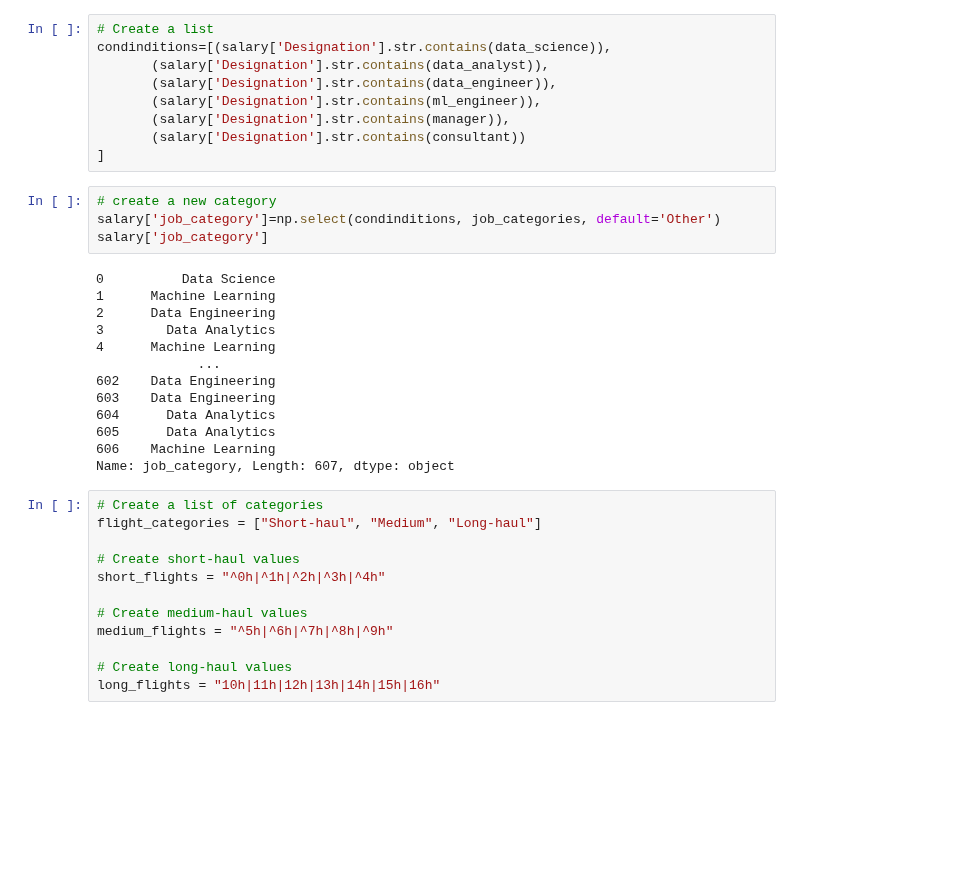
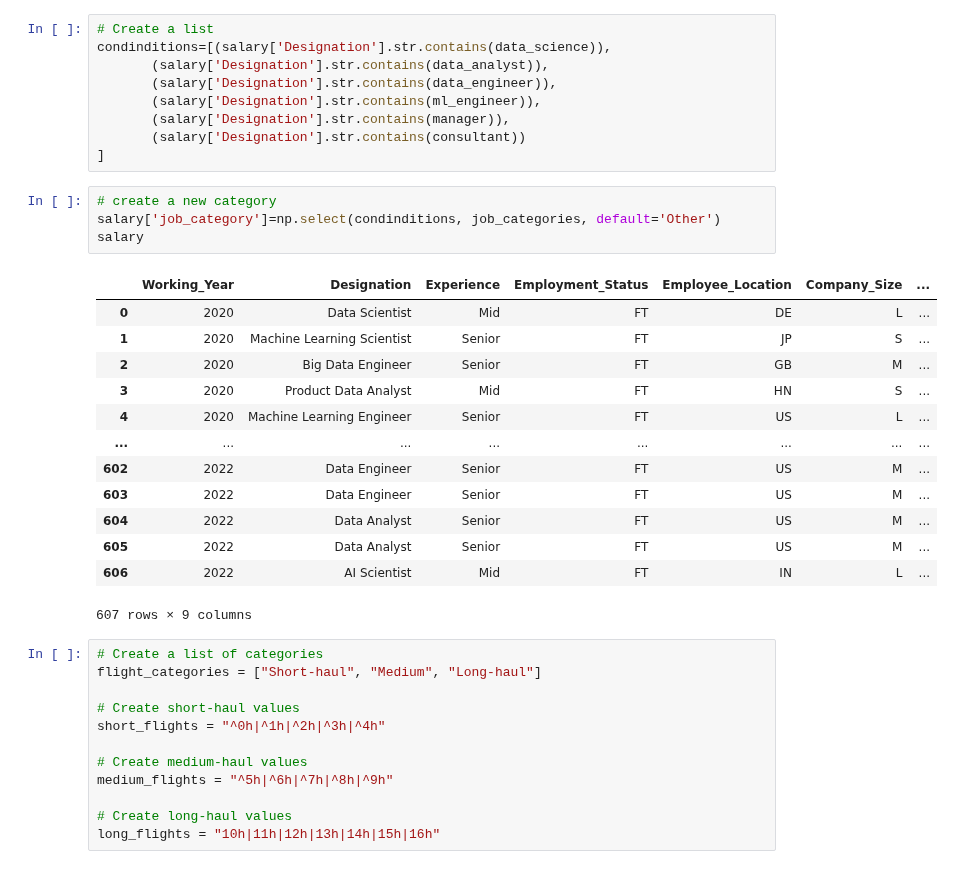
Before and after one commit to Daviedavie100/DatacampPythonDataAnalysis, a Jupyter notebook: Datacamp.ipynb, the cells around one changed output. Saved outputs shown, nothing was run; the diff lists cells and outputs as text; blank space fills up the shorter version.

```diff
--- a/Datacamp.ipynb
+++ b/Datacamp.ipynb
@@ -1437,20 +1437,21 @@ condinditions=[(salary['Designation'].str.contains(data_science)),
 # %%
 # create a new category
 salary['job_category']=np.select(condinditions, job_categories, default='Other')
-salary['job_category']
+salary
 # %% [output]
+|  | Working_Year | Designation | Experience | Employment_Status | Employee_Location | Company_Size | ... |
+| 0 | 2020 | Data Scientist | Mid | FT | DE | L | ... |
+| 1 | 2020 | Machine Learning Scientist | Senior | FT | JP | S | ... |
+| 2 | 2020 | Big Data Engineer | Senior | FT | GB | M | ... |
+| 3 | 2020 | Product Data Analyst | Mid | FT | HN | S | ... |
+| 4 | 2020 | Machine Learning Engineer | Senior | FT | US | L | ... |
+| ... | ... | ... | ... | ... | ... | ... | ... |
+| 602 | 2022 | Data Engineer | Senior | FT | US | M | ... |
+| 603 | 2022 | Data Engineer | Senior | FT | US | M | ... |
+| 604 | 2022 | Data Analyst | Senior | FT | US | M | ... |
+| 605 | 2022 | Data Analyst | Senior | FT | US | M | ... |
+| 606 | 2022 | AI Scientist | Mid | FT | IN | L | ... |
-0          Data Science
-1      Machine Learning
-2      Data Engineering
-3        Data Analytics
-4      Machine Learning
-             ...
-602    Data Engineering
-603    Data Engineering
-604      Data Analytics
-605      Data Analytics
-606    Machine Learning
-Name: job_category, Length: 607, dtype: object
+607 rows × 9 columns
 # %%
 # Create a list of categories
 flight_categories = ["Short-haul", "Medium", "Long-haul"]
```
Also changed, not shown: parts of 1 cell of this notebook.
